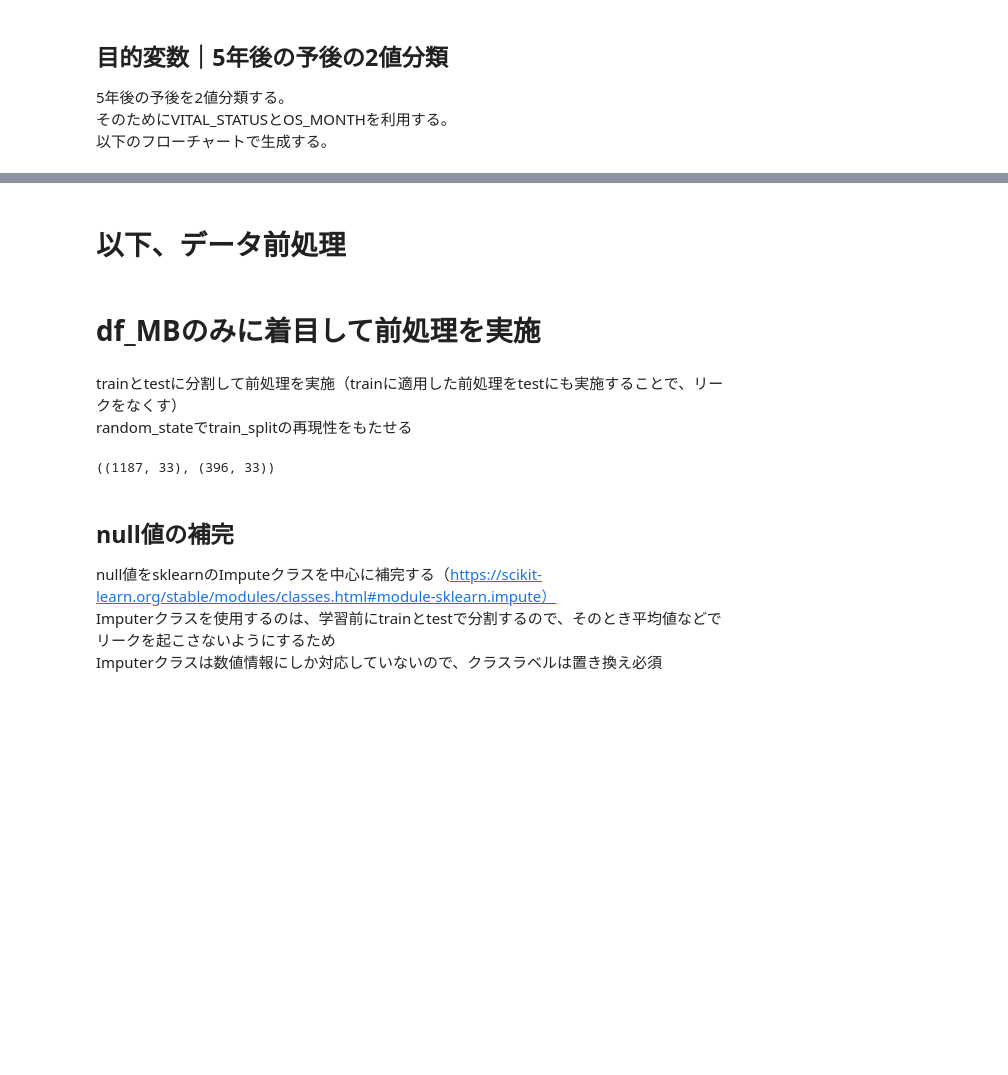
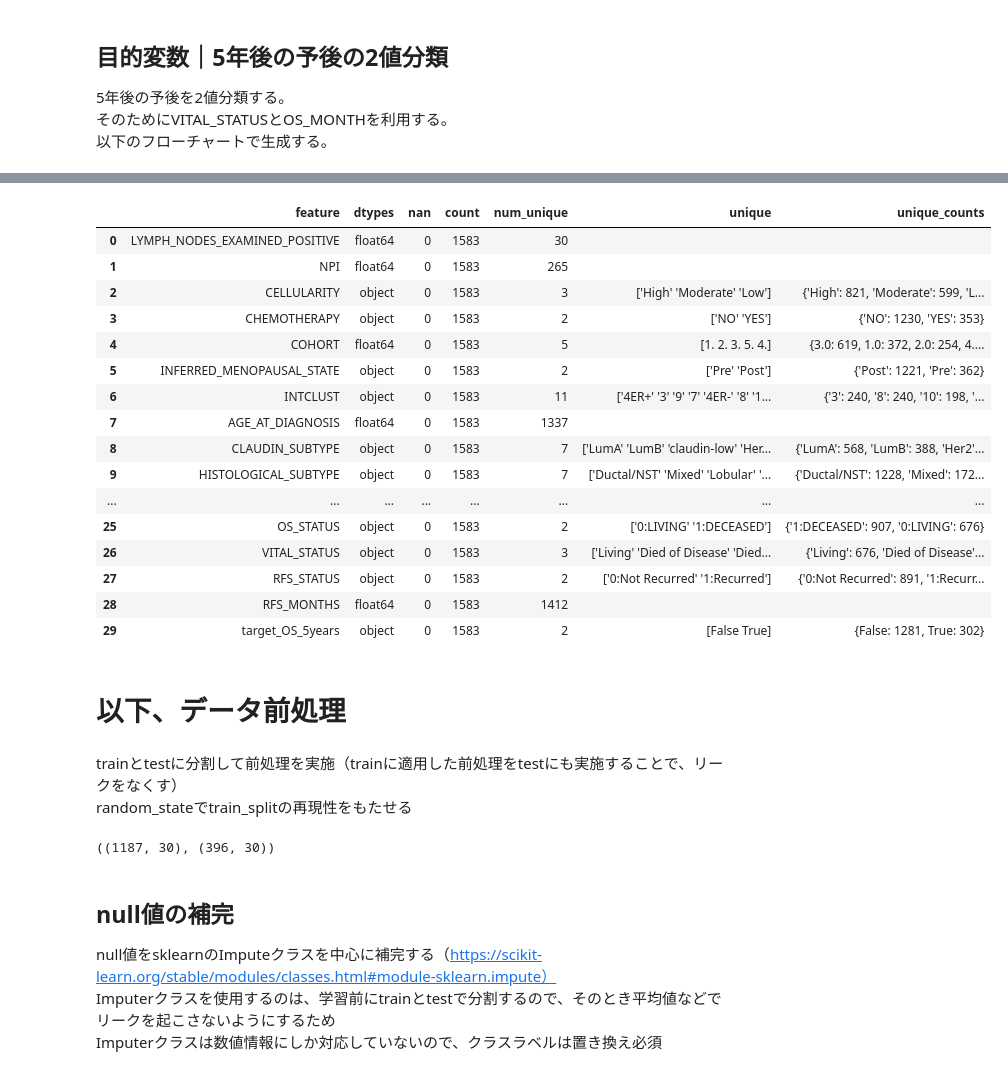
Before and after one commit to mono-clone/breast_cancer_analytics, a Jupyter notebook: notebooks/2.0-preprocess_5years_suvival.ipynb, the cells around one changed output, grey strips where cells are left out. Cells and saved outputs as stored; diff of their text form; code cells hidden in the pictures; blank space fills up the shorter version.

```diff
--- a/notebooks/2.0-preprocess_5years_suvival.ipynb
+++ b/notebooks/2.0-preprocess_5years_suvival.ipynb
@@ -492,15 +543,42 @@ df_MB[["THREEGENE", "LATERALITY", "TUMOR_STAGE"]]
+# %%
+df_MB_dopped = df_MB.drop(["THREEGENE", "LATERALITY", "TUMOR_STAGE"], axis=1)
+
+# columnsのlistから上記の名前を削除
+str_cat_columns.remove("THREEGENE")
+str_cat_columns.remove("LATERALITY")
+num_cat_columns.remove("TUMOR_STAGE")
+
+check(df_MB_dopped)
+# %% [output]
+|  | feature | dtypes | nan | count | num_unique | unique | unique_counts |
+| 0 | LYMPH_NODES_EXAMINED_POSITIVE | float64 | 0 | 1583 | 30 |  |  |
+| 1 | NPI | float64 | 0 | 1583 | 265 |  |  |
+| 2 | CELLULARITY | object | 0 | 1583 | 3 | ['High' 'Moderate' 'Low'] | {'High': 821, 'Moderate': 599, 'L... |
+| 3 | CHEMOTHERAPY | object | 0 | 1583 | 2 | ['NO' 'YES'] | {'NO': 1230, 'YES': 353} |
+| 4 | COHORT | float64 | 0 | 1583 | 5 | [1. 2. 3. 5. 4.] | {3.0: 619, 1.0: 372, 2.0: 254, 4.... |
+| 5 | INFERRED_MENOPAUSAL_STATE | object | 0 | 1583 | 2 | ['Pre' 'Post'] | {'Post': 1221, 'Pre': 362} |
+| 6 | INTCLUST | object | 0 | 1583 | 11 | ['4ER+' '3' '9' '7' '4ER-' '8' '1... | {'3': 240, '8': 240, '10': 198, '... |
+| 7 | AGE_AT_DIAGNOSIS | float64 | 0 | 1583 | 1337 |  |  |
+| 8 | CLAUDIN_SUBTYPE | object | 0 | 1583 | 7 | ['LumA' 'LumB' 'claudin-low' 'Her... | {'LumA': 568, 'LumB': 388, 'Her2'... |
+| 9 | HISTOLOGICAL_SUBTYPE | object | 0 | 1583 | 7 | ['Ductal/NST' 'Mixed' 'Lobular' '... | {'Ductal/NST': 1228, 'Mixed': 172... |
+| ... | ... | ... | ... | ... | ... | ... | ... |
+| 25 | OS_STATUS | object | 0 | 1583 | 2 | ['0:LIVING' '1:DECEASED'] | {'1:DECEASED': 907, '0:LIVING': 676} |
+| 26 | VITAL_STATUS | object | 0 | 1583 | 3 | ['Living' 'Died of Disease' 'Died... | {'Living': 676, 'Died of Disease'... |
+| 27 | RFS_STATUS | object | 0 | 1583 | 2 | ['0:Not Recurred' '1:Recurred'] | {'0:Not Recurred': 891, '1:Recurr... |
+| 28 | RFS_MONTHS | float64 | 0 | 1583 | 1412 |  |  |
+| 29 | target_OS_5years | object | 0 | 1583 | 2 | [False True] | {False: 1281, True: 302} |
 # %% [markdown]
 # 以下、データ前処理
-# %% [markdown]
-# df_MBのみに着目して前処理を実施
 # %% [markdown]
 trainとtestに分割して前処理を実施（trainに適用した前処理をtestにも実施することで、リークをなくす）
 random_stateでtrain_splitの再現性をもたせる
 # %%
-df_MB_train, df_MB_test = train_test_split(df_MB, random_state=config.SEED)
-df_MB_train.shape, df_MB_test.shape
+df_MB_dropped_train, df_MB_dropped_test = train_test_split(
+    df_MB_dopped, random_state=config.SEED
+)
+df_MB_dropped_train.shape, df_MB_dropped_test.shape
 # %% [output]
-((1187, 33), (396, 33))
+((1187, 30), (396, 30))
 # %% [markdown]
 ## null値の補完
 
```
Also changed, not shown: parts of 39 cells of this notebook, 1 other file.
